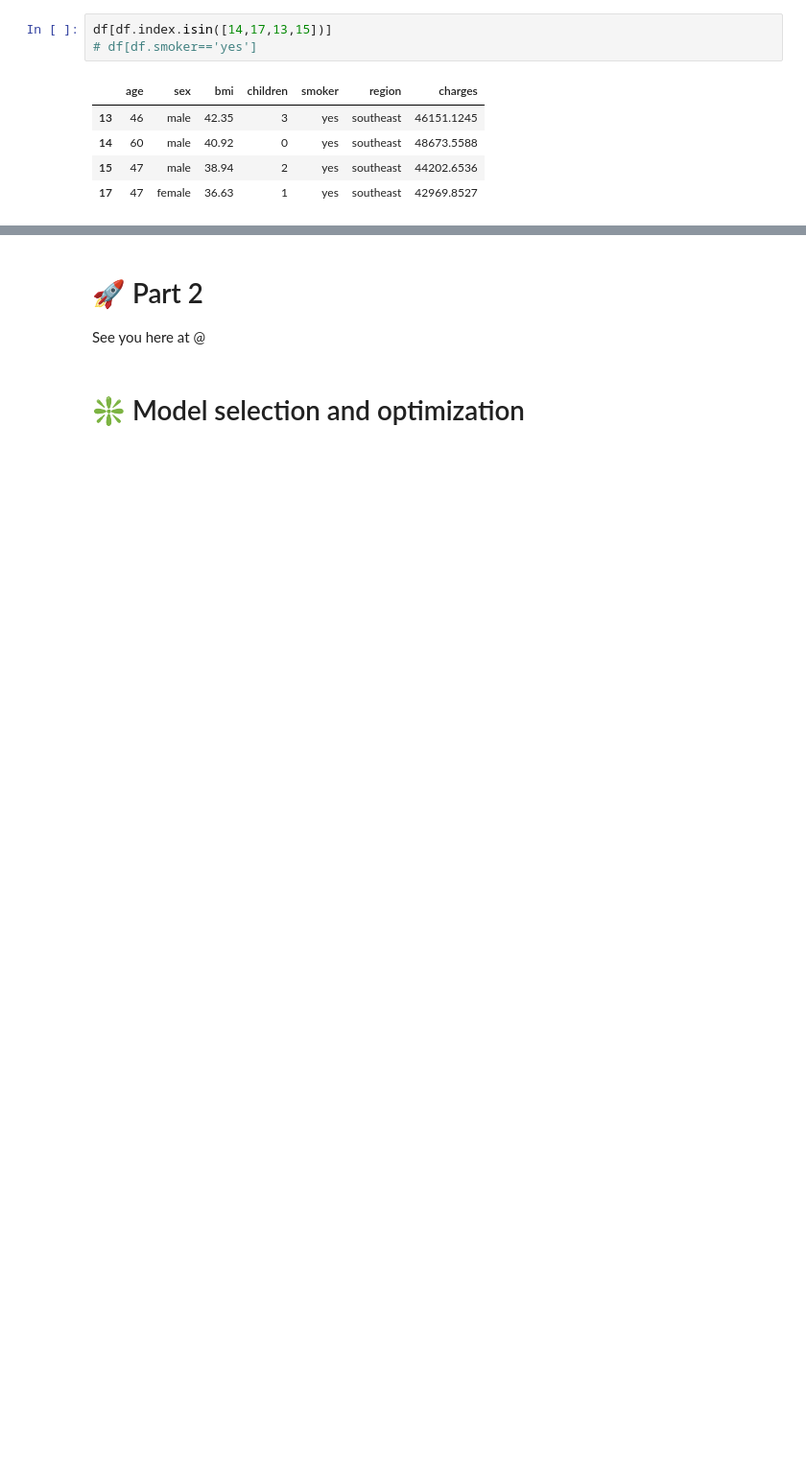
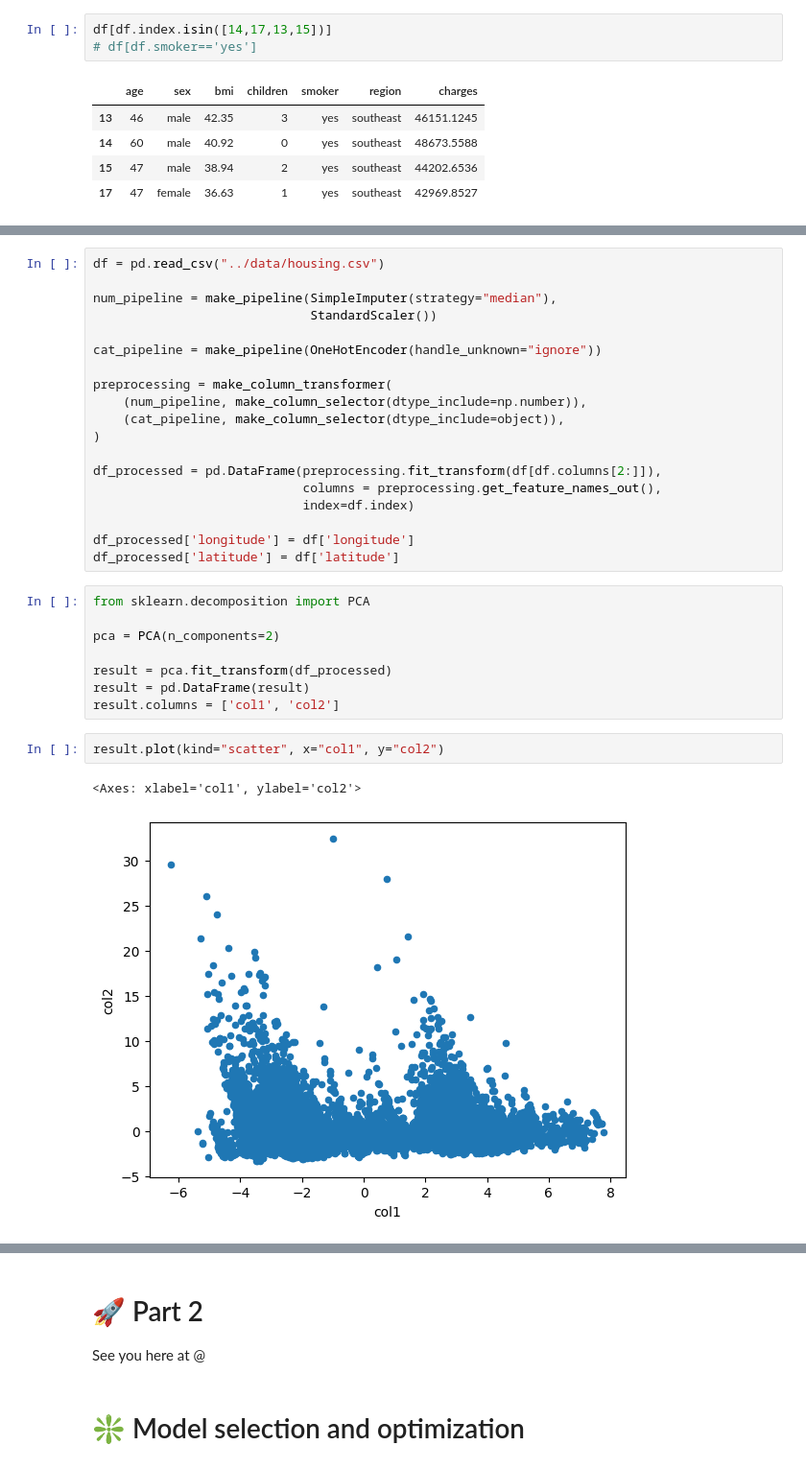
Before and after one commit to MichelleVik/Intro-to-Machine-Learning, a Jupyter notebook: 7_unsupervised/unsupervised.ipynb, the cells around one changed output, grey strips where cells are left out. Shown at 96% size. Cells and saved outputs as stored; diff of their text form; blank space fills up the shorter version.

```diff
--- a/7_unsupervised/unsupervised.ipynb
+++ b/7_unsupervised/unsupervised.ipynb
@@ -564,0 +593,32 @@ df[df.index.isin([14,17,13,15])]
+# %%
+df = pd.read_csv("../data/housing.csv")
+
+num_pipeline = make_pipeline(SimpleImputer(strategy="median"),
+                             StandardScaler())
+
+cat_pipeline = make_pipeline(OneHotEncoder(handle_unknown="ignore"))
+
+preprocessing = make_column_transformer(
+    (num_pipeline, make_column_selector(dtype_include=np.number)),
+    (cat_pipeline, make_column_selector(dtype_include=object)),
+)
+
+df_processed = pd.DataFrame(preprocessing.fit_transform(df[df.columns[2:]]),
+                            columns = preprocessing.get_feature_names_out(),
+                            index=df.index)
+
+df_processed['longitude'] = df['longitude']
+df_processed['latitude'] = df['latitude']
+# %%
+from sklearn.decomposition import PCA
+
+pca = PCA(n_components=2)
+
+result = pca.fit_transform(df_processed)
+result = pd.DataFrame(result)
+result.columns = ['col1', 'col2']
+# %%
+result.plot(kind="scatter", x="col1", y="col2")
+# %% [output]
+<Axes: xlabel='col1', ylabel='col2'>
+[figure, added]
```
Also changed, not shown: parts of 11 cells of this notebook.
